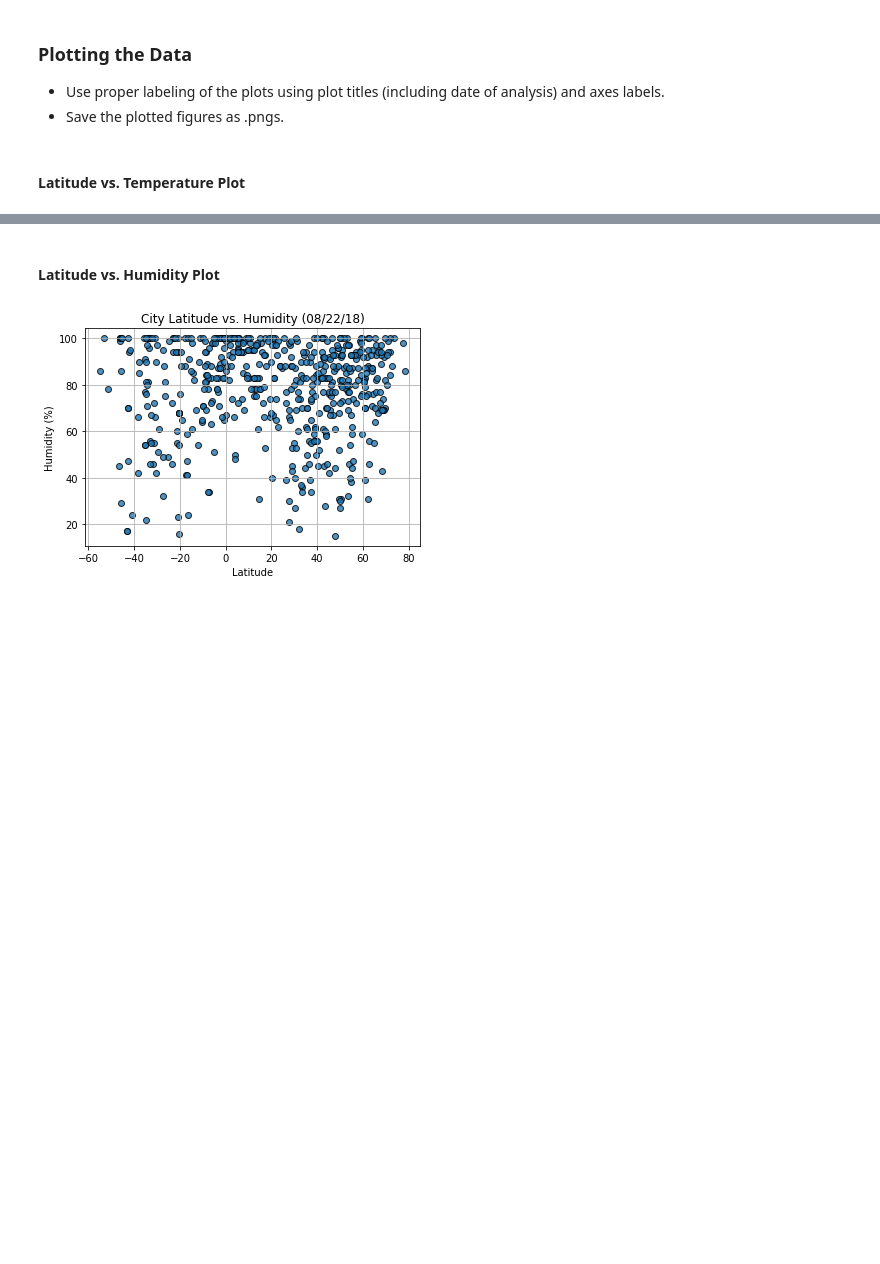
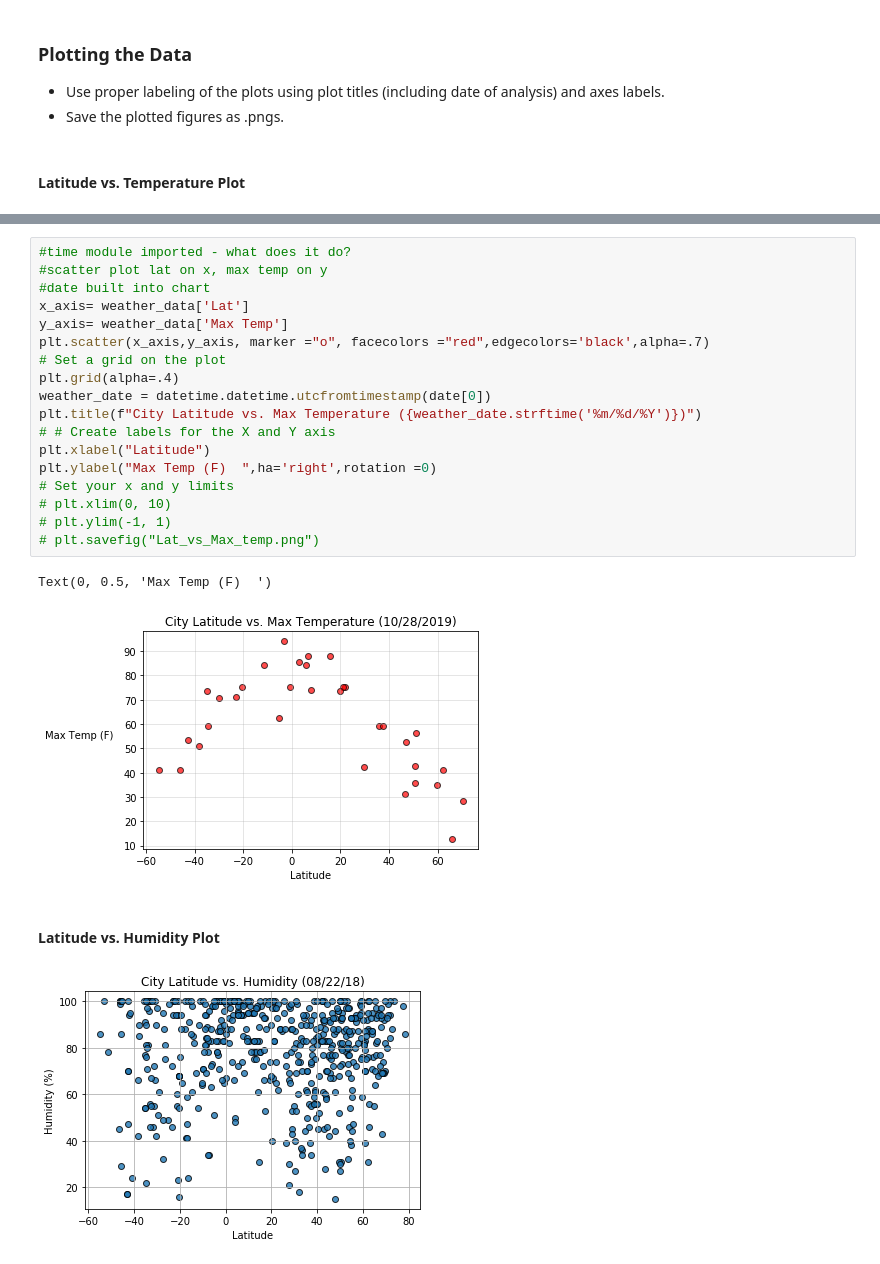
Before and after one commit to scottinsactown/Python-API-Worldwide-Weather, a Jupyter notebook: Weatherpy/WeatherPy.ipynb, the cells around one changed output, grey strips where cells are left out. Cells and saved outputs as stored; diff of their text form; blank space fills up the shorter version.

Commit message:
time stamp working

```diff
--- a/Weatherpy/WeatherPy.ipynb
+++ b/Weatherpy/WeatherPy.ipynb
@@ -189,3 +167,24 @@ weather_data.to_csv("weather data.csv", encoding='utf-8', index=False)
+# %%
+#time module imported - what does it do?
+#scatter plot lat on x, max temp on y
+#date built into chart
+x_axis= weather_data['Lat']
+y_axis= weather_data['Max Temp']
+plt.scatter(x_axis,y_axis, marker ="o", facecolors ="red",edgecolors='black',alpha=.7)
+# Set a grid on the plot
+plt.grid(alpha=.4)
+weather_date = datetime.datetime.utcfromtimestamp(date[0])
+plt.title(f"City Latitude vs. Max Temperature ({weather_date.strftime('%m/%d/%Y')})")
+# # Create labels for the X and Y axis
+plt.xlabel("Latitude")
+plt.ylabel("Max Temp (F)  ",ha='right',rotation =0)
+# Set your x and y limits
+# plt.xlim(0, 10)
+# plt.ylim(-1, 1)
+# plt.savefig("Lat_vs_Max_temp.png")
+# %% [output]
+Text(0, 0.5, 'Max Temp (F)  ')
+[figure, added]
 # %% [markdown]
 #### Latitude vs. Humidity Plot
 # %%
```
Also changed, not shown: parts of 6 cells of this notebook.
